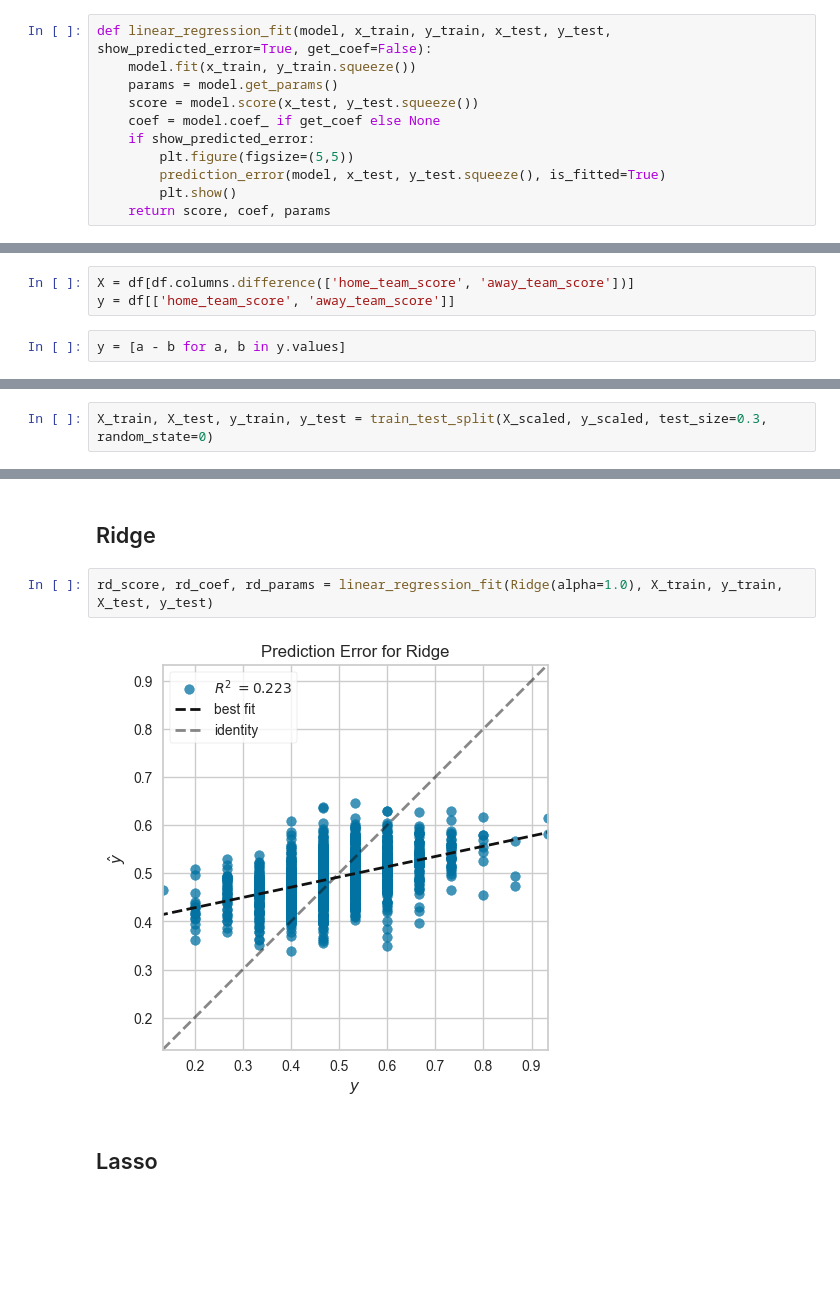
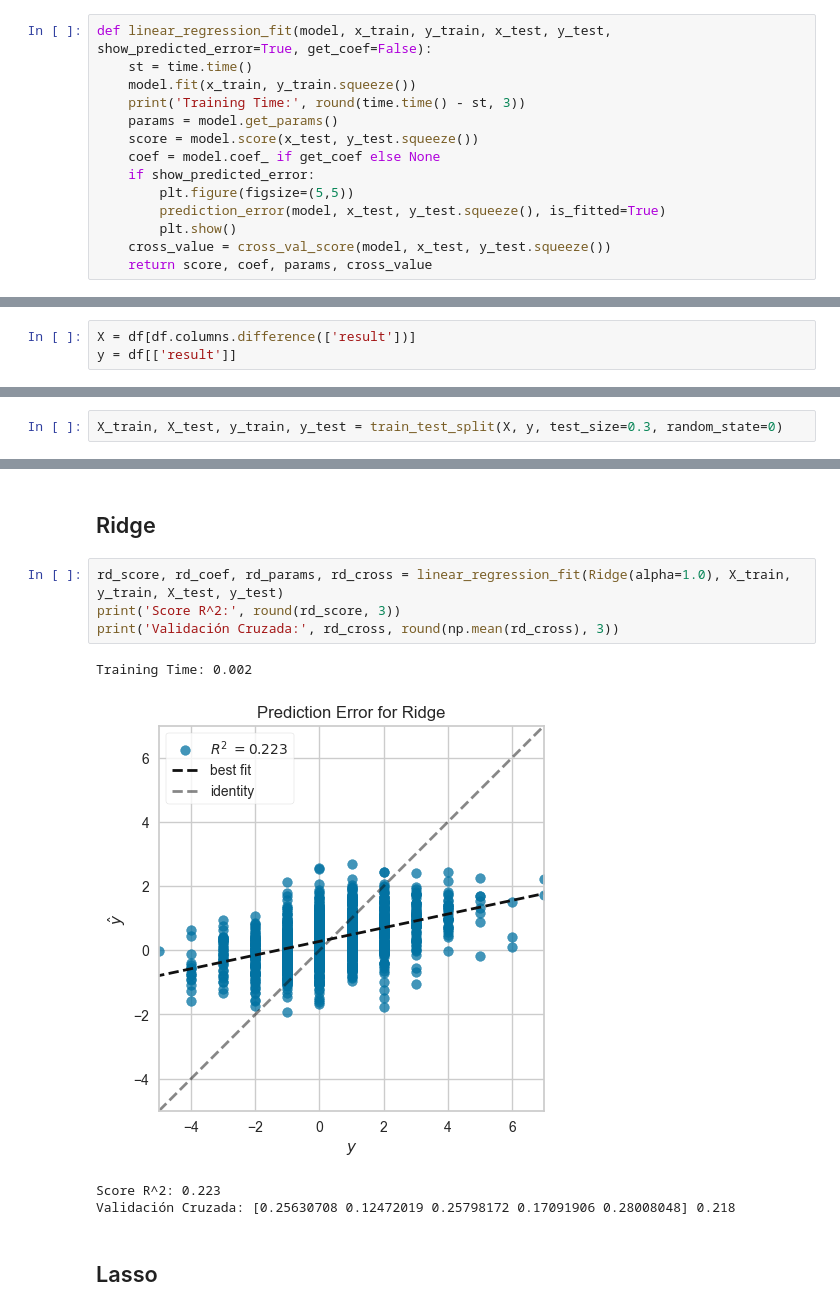
Before and after one commit to IFibla/Prac_FIFA_World_Cup_APA, a Jupyter notebook: Src/Jupyter Notebook/_01_Linear_Models.ipynb, the cells around one changed output, grey strips where cells are left out. Drawn from its saved outputs; the diff is of its cells as text; blank space fills up the shorter version.

Commit message:
Starting Deliverable for Linear Models

```diff
--- a/Src/Jupyter Notebook/_01_Linear_Models.ipynb
+++ b/Src/Jupyter Notebook/_01_Linear_Models.ipynb
@@ -24,6 +18,8 @@ def create_scaler_and_transform_data(scaler, data, transform_data=False):
 # %%
 def linear_regression_fit(model, x_train, y_train, x_test, y_test, show_predicted_error=True, get_coef=False):
+    st = time.time()
     model.fit(x_train, y_train.squeeze())
+    print('Training Time:', round(time.time() - st, 3))
     params = model.get_params()
     score = model.score(x_test, y_test.squeeze())
     coef = model.coef_ if get_coef else None
@@ -31,7 +27,8 @@ def linear_regression_fit(model, x_train, y_train, x_test, y_test, show_predicte
         plt.figure(figsize=(5,5))
         prediction_error(model, x_test, y_test.squeeze(), is_fitted=True)
         plt.show()
-    return score, coef, params
+    cross_value = cross_val_score(model, x_test, y_test.squeeze())
+    return score, coef, params, cross_value
 # %% [markdown]
 ## Main
 # %%
@@ -47,5 +44,3 @@ df.head()
 # %%
-X = df[df.columns.difference(['home_team_score', 'away_team_score'])]
-y = df[['home_team_score', 'away_team_score']]
+X = df[df.columns.difference(['result'])]
+y = df[['result']]
-# %%
-y = [a - b for a, b in y.values]
@@ -55,5 +47,5 @@ y_scaler, y_scaled = create_scaler_and_transform_data(MinMaxScaler(), np.array(y
 # %%
-X_train, X_test, y_train, y_test = train_test_split(X_scaled, y_scaled, test_size=0.3, random_state=0)
+X_train, X_test, y_train, y_test = train_test_split(X, y, test_size=0.3, random_state=0)
 # %% [markdown]
 ## Linear Regression
 # %%
@@ -63,9 +60,14 @@ lr_score, lr_coef, lr_params = linear_regression_fit(LinearRegression(), X_train
 # %% [markdown]
 ## Ridge
 # %%
-rd_score, rd_coef, rd_params = linear_regression_fit(Ridge(alpha=1.0), X_train, y_train, X_test, y_test)
+rd_score, rd_coef, rd_params, rd_cross = linear_regression_fit(Ridge(alpha=1.0), X_train, y_train, X_test, y_test)
+print('Score R^2:', round(rd_score, 3))
+print('Validación Cruzada:', rd_cross, round(np.mean(rd_cross), 3))
 # %% [output]
+Training Time: 0.002
-[figure, old version]
+[figure, new version]
+Score R^2: 0.223
+Validación Cruzada: [0.25630708 0.12472019 0.25798172 0.17091906 0.28008048] 0.218
 # %% [markdown]
 ## Lasso
 # %%
```
Also changed, not shown: parts of 7 cells of this notebook, 22 other files.
